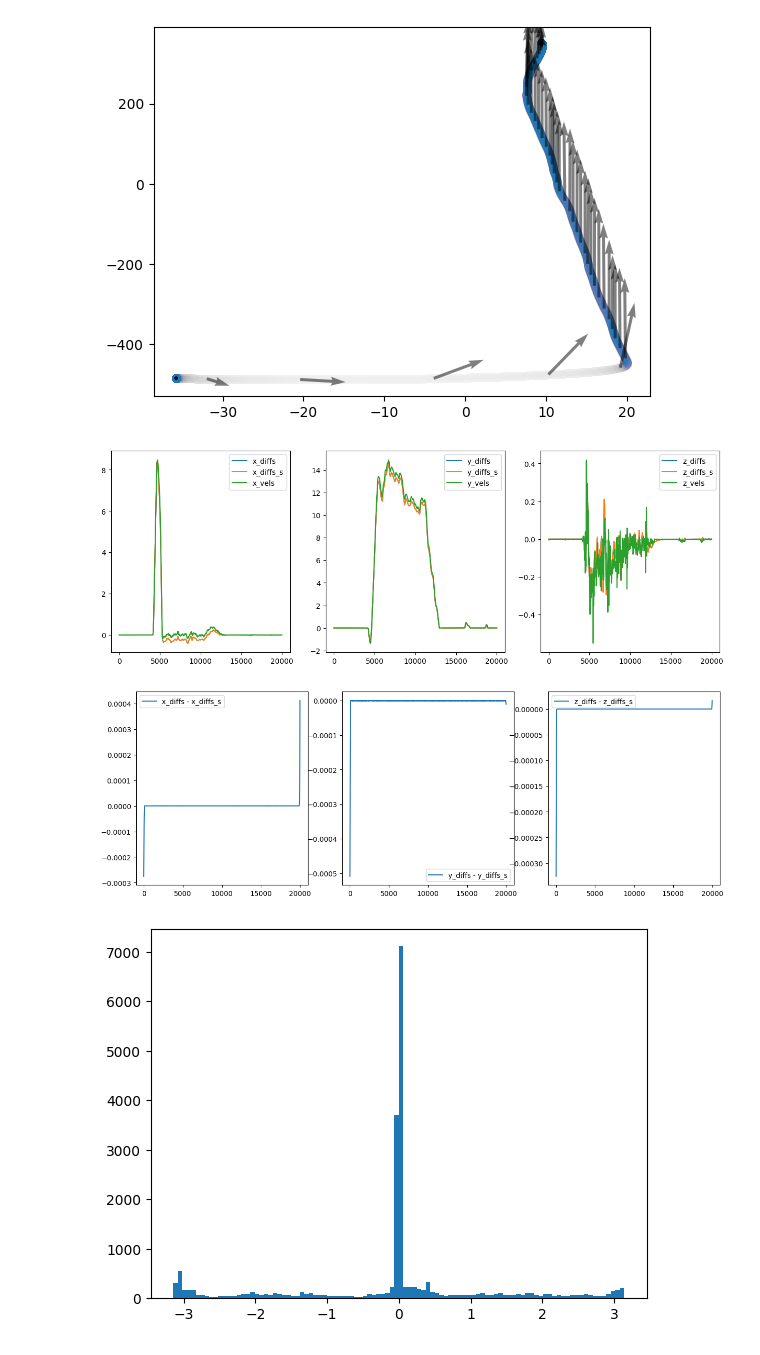
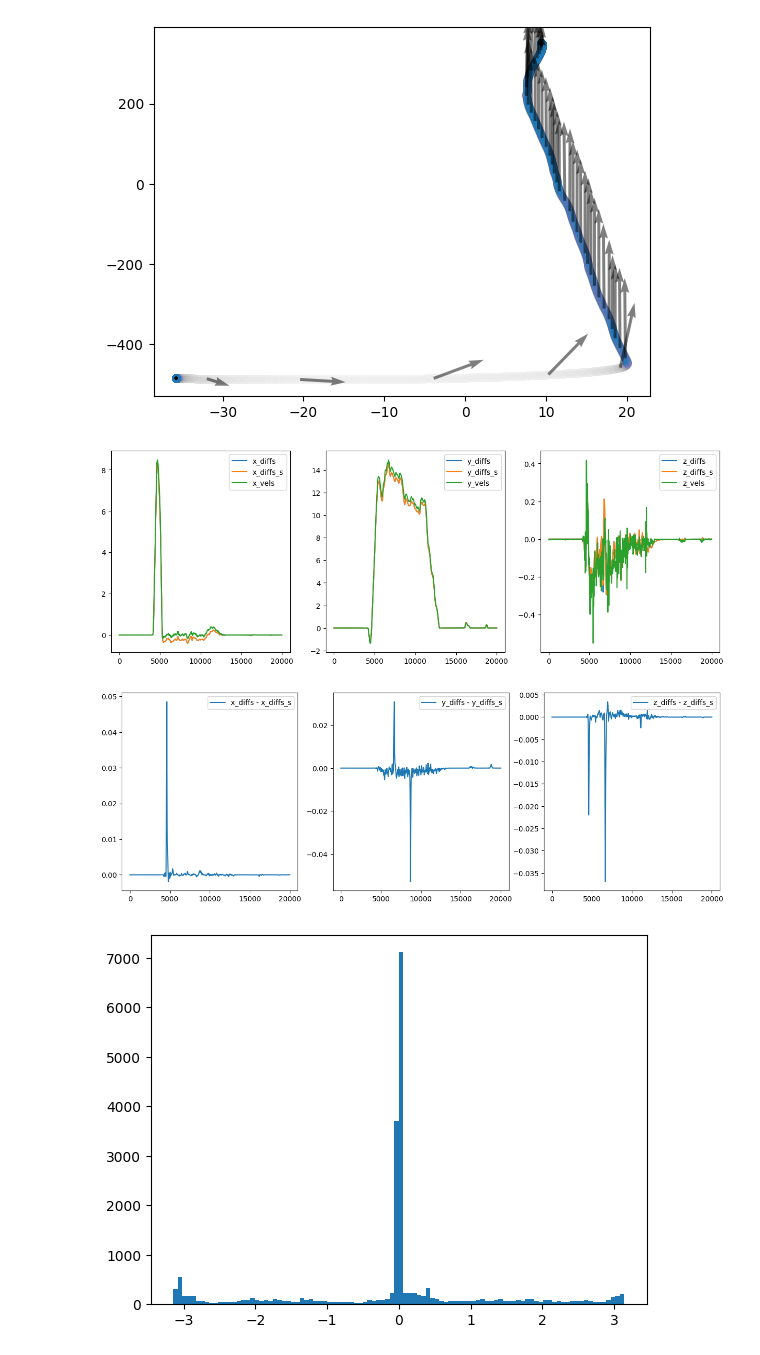
Before and after one commit to pimpale/metadrive-offline-rl-benchmark, a Jupyter notebook: old_experiments/nuplan-velocity-exploration.ipynb, the cells around one changed output. Drawn from its saved outputs; the diff is of its cells as text; code cells hidden in the pictures.

```diff
--- a/old_experiments/nuplan-velocity-exploration.ipynb
+++ b/old_experiments/nuplan-velocity-exploration.ipynb
@@ -136,41 +136,25 @@ for i in range(len(subsection)-1):
     z_vels_a.append(global_v[2])
 
 
-x_s_diffs_a = []
-y_s_diffs_a = []
-z_s_diffs_a = []
 
-x_smoothed = gaussian_filter1d([s.position[0] for s in subsection], 30, mode='nearest')
-y_smoothed = gaussian_filter1d([s.position[1] for s in subsection], 30, mode='nearest')
-z_smoothed = gaussian_filter1d([s.position[2] for s in subsection], 30, mode='nearest')
+times = np.array([s.timestamp for s in subsection]) / 1e6
 
-for i in range(len(subsection)-1):
-    x0 = x_smoothed[i]
-    x1 = x_smoothed[i+1]
+x_diffs_s = np.diff([s.position[0] for s in subsection]) / np.diff(times)
+y_diffs_s = np.diff([s.position[1] for s in subsection]) / np.diff(times)
+z_diffs_s = np.diff([s.position[2] for s in subsection]) / np.diff(times)
 
-    y0 = y_smoothed[i]
-    y1 = y_smoothed[i+1]
-
-    z0 = z_smoothed[i]
-    z1 = z_smoothed[i+1]
-
-    x_s_diffs_a.append(x1 - x0)
-    y_s_diffs_a.append(y1 - y0)
-    z_s_diffs_a.append(z1 - z0)
-
-
+x_diffs_s = gaussian_filter1d(x_diffs_s, 30, mode='nearest')
+y_diffs_s = gaussian_filter1d(y_diffs_s, 30, mode='nearest')
+z_diffs_s = gaussian_filter1d(z_diffs_s, 30, mode='nearest')
 
 
 x_diffs = np.array(x_diffs_a)
-x_diffs_s = np.array(x_s_diffs_a)
 x_vels = np.array(x_vels_a)
 
 y_diffs = np.array(y_diffs_a)
-y_diffs_s = np.array(y_s_diffs_a)
 y_vels = np.array(y_vels_a)
 
 z_diffs = np.array(z_diffs_a)
-z_diffs_s = np.array(z_s_diffs_a)
 z_vels = np.array(z_vels_a)
 
 
@@ -178,19 +162,14 @@ z_vels = np.array(z_vels_a)
 x_diffs:np.ndarray = gaussian_filter1d(x_diffs, 30, mode='nearest')
 x_diffs *= 100
 
-x_diffs_s *= 100
-
 
 y_diffs:np.ndarray = gaussian_filter1d(y_diffs, 30, mode='nearest')
 y_diffs *= 100
-
-y_diffs_s *= 100
 
 
 z_diffs:np.ndarray = gaussian_filter1d(z_diffs, 30, mode='nearest')
 z_diffs *= 100
 
-z_diffs_s *= 100
 
 
 
@@ -206,34 +185,34 @@ plt.subplot(1, 3, 2)
 plt.plot(y_diffs, label='y_diffs')
 plt.plot(y_diffs_s, label='y_diffs_s')
 plt.plot(y_vels, label='y_vels')
 plt.legend()
 
 plt.subplot(1, 3, 3)
 plt.plot(z_diffs, label='z_diffs')
 plt.plot(z_diffs_s, label='z_diffs_s')
 plt.plot(z_vels, label='z_vels')
 plt.legend()
 
 plt.show()
 
 
 plt.figure(figsize=(15, 5))
 plt.subplot(1, 3, 1)
 plt.plot(x_diffs-x_diffs_s, label='x_diffs - x_diffs_s')
 plt.legend()
 
 plt.subplot(1, 3, 2)
 plt.plot(y_diffs-y_diffs_s, label='y_diffs - y_diffs_s')
 plt.legend()
 
 plt.subplot(1, 3, 3)
 plt.plot(z_diffs-z_diffs_s, label='z_diffs - z_diffs_s')
 plt.legend()
 
 plt.show()
 # %% [output]
 [figure]
-[figure, old version]
+[figure, new version]
 # %%
 import numpy as np
 
```
Also changed, not shown: parts of 7 cells of this notebook, 4 other files.
